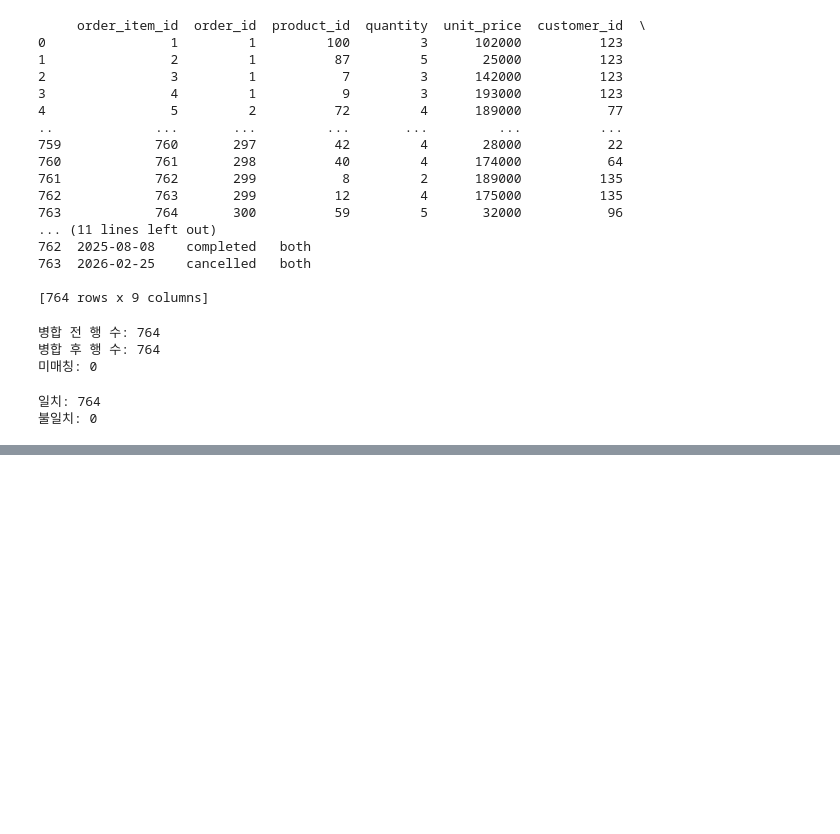
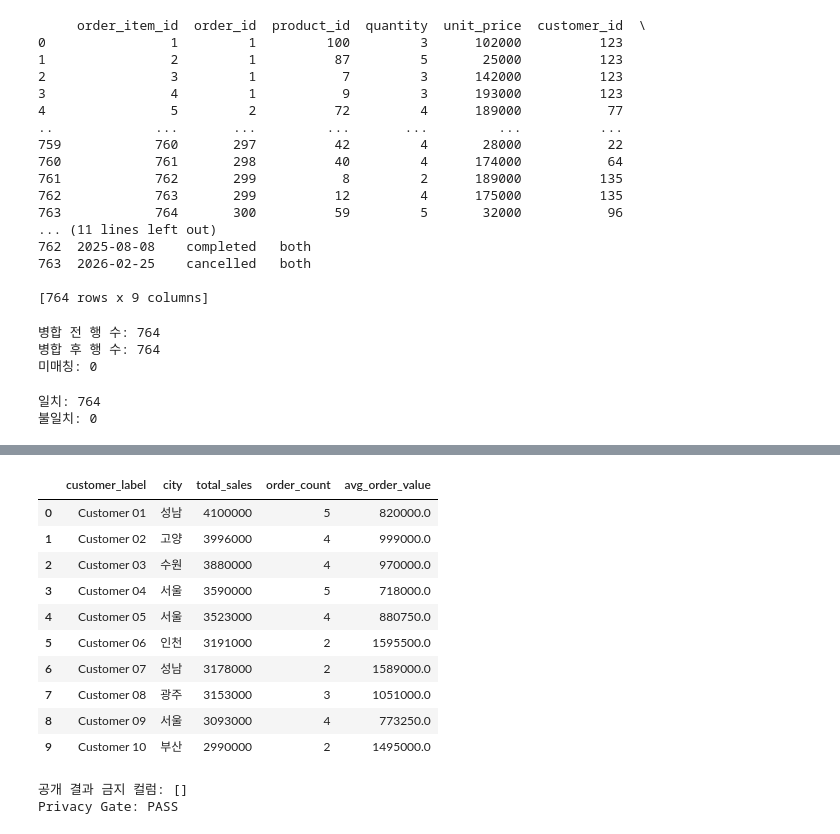
Before and after one commit to sangjae-lee97/kant-axagent-study, a Jupyter notebook: llm-data-analysis-course/chapter08/chapter08.ipynb, the cells around one changed output, grey strips where cells are left out. Cells and saved outputs as stored; diff of their text form; code cells hidden in the pictures; blank space fills up the shorter version.

Commit message:
08 data-analysis 완료

```diff
--- a/llm-data-analysis-course/chapter08/chapter08.ipynb
+++ b/llm-data-analysis-course/chapter08/chapter08.ipynb
@@ -413,0 +580,65 @@ category_sales =(
+# %%
+
+customer_public = customer_sales.merge(
+    processed_data["customers"][["customer_id", "city"]],
+    on="customer_id",
+    how="left",
+    validate="one_to_one",
+)
+
+customer_public = customer_public.sort_values(
+    "total_sales",
+    ascending=False,
+).reset_index(drop=True)
+
+customer_public["customer_label"] = [
+    f"Customer {rank:02d}"
+    for rank in range(1, len(customer_public) + 1)
+]
+# %%
+
+customer_public["avg_order_value"] = (
+    customer_public["total_sales"]
+    / customer_public["order_count"]
+)
+
+customer_public = customer_public[
+    [
+        "customer_label",
+        "city",
+        "total_sales",
+        "order_count",
+        "avg_order_value",
+    ]
+]
+display(customer_public.head(10))
+# %% [output]
+|  | customer_label | city | total_sales | order_count | avg_order_value |
+| 0 | Customer 01 | 성남 | 4100000 | 5 | 820000.0 |
+| 1 | Customer 02 | 고양 | 3996000 | 4 | 999000.0 |
+| 2 | Customer 03 | 수원 | 3880000 | 4 | 970000.0 |
+| 3 | Customer 04 | 서울 | 3590000 | 5 | 718000.0 |
+| 4 | Customer 05 | 서울 | 3523000 | 4 | 880750.0 |
+| 5 | Customer 06 | 인천 | 3191000 | 2 | 1595500.0 |
+| 6 | Customer 07 | 성남 | 3178000 | 2 | 1589000.0 |
+| 7 | Customer 08 | 광주 | 3153000 | 3 | 1051000.0 |
+| 8 | Customer 09 | 서울 | 3093000 | 4 | 773250.0 |
+| 9 | Customer 10 | 부산 | 2990000 | 2 | 1495000.0 |
+# %%
+forbidden = {
+    "customer_id",
+    "name",
+    "email",
+    "phone",
+    "address",
+}
+privacy_violation = sorted(
+    forbidden.intersection(customer_public.columns)
+)
+print("공개 결과 금지 컬럼:", privacy_violation)
+if privacy_violation:
+    raise ValueError("Privacy Gate 실패")
+print("Privacy Gate: PASS")
+# %% [output]
+공개 결과 금지 컬럼: []
+Privacy Gate: PASS
```
Also changed, not shown: parts of 27 cells of this notebook, 27 other files.
